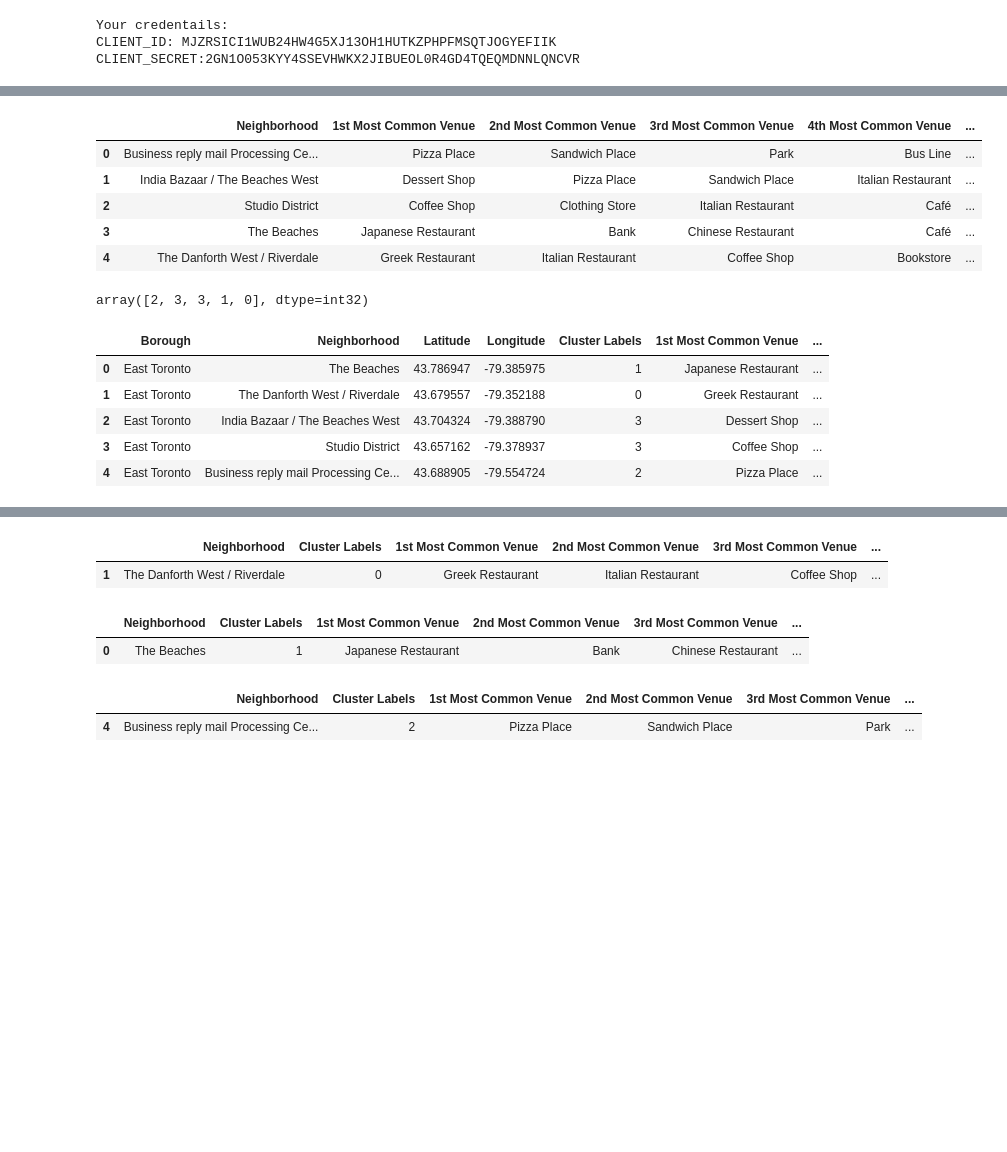
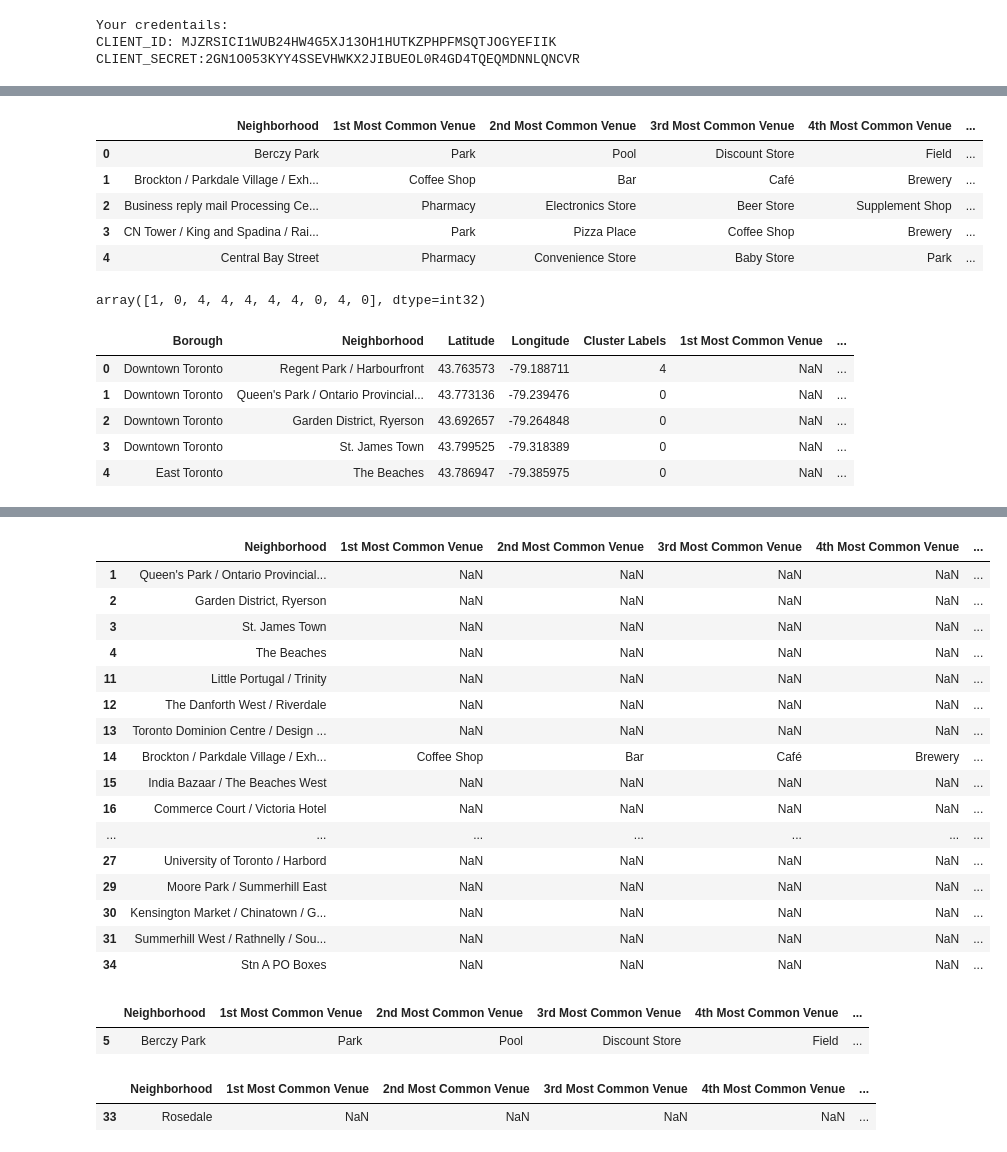
Before and after one commit to sayak1986/clustering-project-toronto, a Jupyter notebook: Clusters 2.ipynb, the cells around one changed output, grey strips where cells are left out. Saved outputs shown, nothing was run; the diff lists cells and outputs as text; code cells hidden in the pictures; blank space fills up the shorter version.

```diff
--- a/Clusters 2.ipynb
+++ b/Clusters 2.ipynb
@@ -570,5 +545,5 @@ easttoronto_onehot.shape
 # %%
 # group one hot encoded features of east toronto by neighborhood
-easttoronto_grouped = easttoronto_onehot.groupby('Neighborhood').mean().reset_index()
-easttoronto_grouped
+toronto_grouped = toronto_onehot.groupby('Neighborhood').mean().reset_index()
+toronto_grouped
 # %% [output]
@@ -635,49 +621,49 @@ for ind in np.arange(num_top_venues):
 
 # create a new dataframe
 neighborhoods_venues_sorted = pd.DataFrame(columns=columns)
-neighborhoods_venues_sorted['Neighborhood'] = easttoronto_grouped['Neighborhood']
+neighborhoods_venues_sorted['Neighborhood'] = toronto_grouped['Neighborhood']
 
 for ind in np.arange(easttoronto_grouped.shape[0]):
-    neighborhoods_venues_sorted.iloc[ind, 1:] = return_most_common_venues(easttoronto_grouped.iloc[ind, :], num_top_venues)
+    neighborhoods_venues_sorted.iloc[ind, 1:] = return_most_common_venues(toronto_grouped.iloc[ind, :], num_top_venues)
 
 neighborhoods_venues_sorted.head()
 # %% [output]
 |  | Neighborhood | 1st Most Common Venue | 2nd Most Common Venue | 3rd Most Common Venue | 4th Most Common Venue | ... |
-| 0 | Business reply mail Processing Ce... | Pizza Place | Sandwich Place | Park | Bus Line | ... |
-| 1 | India Bazaar / The Beaches West | Dessert Shop | Pizza Place | Sandwich Place | Italian Restaurant | ... |
-| 2 | Studio District | Coffee Shop | Clothing Store | Italian Restaurant | Café | ... |
-| 3 | The Beaches | Japanese Restaurant | Bank | Chinese Restaurant | Café | ... |
-| 4 | The Danforth West / Riverdale | Greek Restaurant | Italian Restaurant | Coffee Shop | Bookstore | ... |
+| 0 | Berczy Park | Park | Pool | Discount Store | Field | ... |
+| 1 | Brockton / Parkdale Village / Exh... | Coffee Shop | Bar | Café | Brewery | ... |
+| 2 | Business reply mail Processing Ce... | Pharmacy | Electronics Store | Beer Store | Supplement Shop | ... |
+| 3 | CN Tower / King and Spadina / Rai... | Park | Pizza Place | Coffee Shop | Brewery | ... |
+| 4 | Central Bay Street | Pharmacy | Convenience Store | Baby Store | Park | ... |
 # %%
 # set number of clusters
-kclusters = 4
+kclusters = 5
 
-easttoronto_grouped_clustering = easttoronto_grouped.drop('Neighborhood', 1)
+toronto_grouped_clustering = toronto_grouped.drop('Neighborhood', 1)
 
 # run k-means clustering
-kmeans = KMeans(n_clusters=kclusters, random_state=0).fit(easttoronto_grouped_clustering)
+kmeans = KMeans(n_clusters=kclusters, random_state=0).fit(toronto_grouped_clustering)
 
 # check cluster labels generated for each row in the dataframe
 kmeans.labels_[0:10]
 # %% [output]
-array([2, 3, 3, 1, 0], dtype=int32)
+array([1, 0, 4, 4, 4, 4, 4, 0, 4, 0], dtype=int32)
 # %%
 # add clustering labels
 neighborhoods_venues_sorted.insert(0, 'Cluster Labels', kmeans.labels_)
 
-easttoronto_merged = easttoronto_data
+toronto_merged = toronto
 
 # merge toronto_grouped with toronto_data to add latitude/longitude for each neighborhood
-easttoronto_merged = easttoronto_merged.join(neighborhoods_venues_sorted.set_index('Neighborhood'), on='Neighborhood')
+toronto_merged = toronto_merged.join(neighborhoods_venues_sorted.set_index('Neighborhood'), on='Neighborhood')
 
-easttoronto_merged.head() # check the last columns!
+toronto_merged.head() # check the last columns!
 # %% [output]
 |  | Borough | Neighborhood | Latitude | Longitude | Cluster Labels | 1st Most Common Venue | ... |
-| 0 | East Toronto | The Beaches | 43.786947 | -79.385975 | 1 | Japanese Restaurant | ... |
-| 1 | East Toronto | The Danforth West / Riverdale | 43.679557 | -79.352188 | 0 | Greek Restaurant | ... |
-| 2 | East Toronto | India Bazaar / The Beaches West | 43.704324 | -79.388790 | 3 | Dessert Shop | ... |
-| 3 | East Toronto | Studio District | 43.657162 | -79.378937 | 3 | Coffee Shop | ... |
-| 4 | East Toronto | Business reply mail Processing Ce... | 43.688905 | -79.554724 | 2 | Pizza Place | ... |
+| 0 | Downtown Toronto | Regent Park / Harbourfront | 43.763573 | -79.188711 | 4 | NaN | ... |
+| 1 | Downtown Toronto | Queen's Park / Ontario Provincial... | 43.773136 | -79.239476 | 0 | NaN | ... |
+| 2 | Downtown Toronto | Garden District, Ryerson | 43.692657 | -79.264848 | 0 | NaN | ... |
+| 3 | Downtown Toronto | St. James Town | 43.799525 | -79.318389 | 0 | NaN | ... |
+| 4 | East Toronto | The Beaches | 43.786947 | -79.385975 | 0 | NaN | ... |
 # %%
 # create map
 map_clusters = folium.Map(location=[latitude, longitude], zoom_start=11)
@@ -706,21 +692,36 @@ map_clusters
 [interactive output not drawn]
 # %%
 # Cluster 0
-easttoronto_merged.loc[easttoronto_merged['Cluster Labels'] == 0, easttoronto_merged.columns[[1] + list(range(4, easttoronto_merged.shape[1]))]]
+toronto_merged.loc[toronto_merged['Cluster Labels'] == 0, toronto_merged.columns[[1] + list(range(5, toronto_merged.shape[1]))]]
 # %% [output]
-|  | Neighborhood | Cluster Labels | 1st Most Common Venue | 2nd Most Common Venue | 3rd Most Common Venue | ... |
-| 1 | The Danforth West / Riverdale | 0 | Greek Restaurant | Italian Restaurant | Coffee Shop | ... |
+|  | Neighborhood | 1st Most Common Venue | 2nd Most Common Venue | 3rd Most Common Venue | 4th Most Common Venue | ... |
+| 1 | Queen's Park / Ontario Provincial... | NaN | NaN | NaN | NaN | ... |
+| 2 | Garden District, Ryerson | NaN | NaN | NaN | NaN | ... |
+| 3 | St. James Town | NaN | NaN | NaN | NaN | ... |
+| 4 | The Beaches | NaN | NaN | NaN | NaN | ... |
+| 11 | Little Portugal / Trinity | NaN | NaN | NaN | NaN | ... |
+| 12 | The Danforth West / Riverdale | NaN | NaN | NaN | NaN | ... |
+| 13 | Toronto Dominion Centre / Design ... | NaN | NaN | NaN | NaN | ... |
+| 14 | Brockton / Parkdale Village / Exh... | Coffee Shop | Bar | Café | Brewery | ... |
+| 15 | India Bazaar / The Beaches West | NaN | NaN | NaN | NaN | ... |
+| 16 | Commerce Court / Victoria Hotel | NaN | NaN | NaN | NaN | ... |
+| ... | ... | ... | ... | ... | ... | ... |
+| 27 | University of Toronto / Harbord | NaN | NaN | NaN | NaN | ... |
+| 29 | Moore Park / Summerhill East | NaN | NaN | NaN | NaN | ... |
+| 30 | Kensington Market / Chinatown / G... | NaN | NaN | NaN | NaN | ... |
+| 31 | Summerhill West / Rathnelly / Sou... | NaN | NaN | NaN | NaN | ... |
+| 34 | Stn A PO Boxes | NaN | NaN | NaN | NaN | ... |
 # %%
 # Cluster 1
-easttoronto_merged.loc[easttoronto_merged['Cluster Labels'] == 1, easttoronto_merged.columns[[1] + list(range(4, easttoronto_merged.shape[1]))]]
+toronto_merged.loc[toronto_merged['Cluster Labels'] == 1, toronto_merged.columns[[1] + list(range(5, toronto_merged.shape[1]))]]
 # %% [output]
-|  | Neighborhood | Cluster Labels | 1st Most Common Venue | 2nd Most Common Venue | 3rd Most Common Venue | ... |
-| 0 | The Beaches | 1 | Japanese Restaurant | Bank | Chinese Restaurant | ... |
+|  | Neighborhood | 1st Most Common Venue | 2nd Most Common Venue | 3rd Most Common Venue | 4th Most Common Venue | ... |
+| 5 | Berczy Park | Park | Pool | Discount Store | Field | ... |
 # %%
 # Cluster 2
-easttoronto_merged.loc[easttoronto_merged['Cluster Labels'] == 2, easttoronto_merged.columns[[1] + list(range(4, easttoronto_merged.shape[1]))]]
+toronto_merged.loc[toronto_merged['Cluster Labels'] == 2, toronto_merged.columns[[1] + list(range(5, toronto_merged.shape[1]))]]
 # %% [output]
-|  | Neighborhood | Cluster Labels | 1st Most Common Venue | 2nd Most Common Venue | 3rd Most Common Venue | ... |
-| 4 | Business reply mail Processing Ce... | 2 | Pizza Place | Sandwich Place | Park | ... |
+|  | Neighborhood | 1st Most Common Venue | 2nd Most Common Venue | 3rd Most Common Venue | 4th Most Common Venue | ... |
+| 33 | Rosedale | NaN | NaN | NaN | NaN | ... |
 # %%
 # Cluster 3
```
Also changed, not shown: parts of 22 cells of this notebook.
